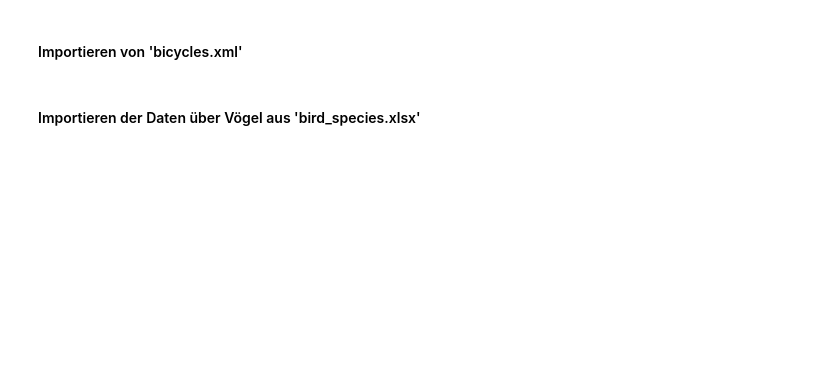
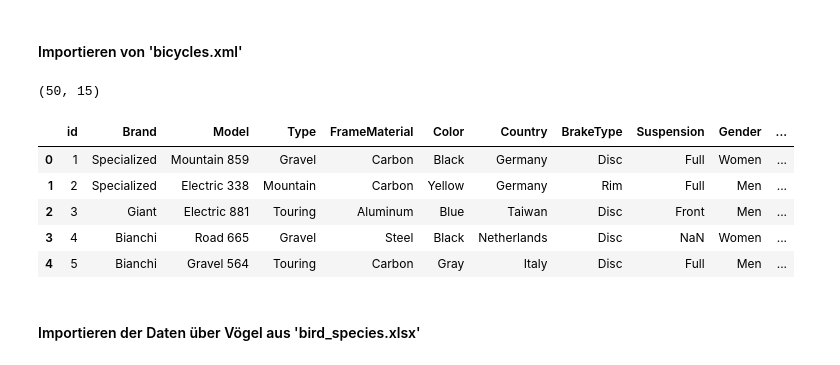
Before and after one commit to pfrei2/data_ingestion, a Jupyter notebook: Probeprüfung/AP01_Advanced_Data_Collection_Methods.ipynb, the cells around one changed output. Saved outputs shown, nothing was run; the diff lists cells and outputs as text; code cells hidden in the pictures; blank space fills up the shorter version.

```diff
--- a/Probeprüfung/AP01_Advanced_Data_Collection_Methods.ipynb
+++ b/Probeprüfung/AP01_Advanced_Data_Collection_Methods.ipynb
@@ -145,12 +174,21 @@ Tipp: In einem Fall muss das spezielle Encoding (latin-1) und der spezielle Sepa
 #### Importieren von 'bicycles.xml'
 # %%
 # Import des Files in ein Pandas DataFrame
-
+df2 = pd.read_xml('./Data/bicycles.xml', encoding='utf-8')
 
 # Anzeigen der Anzahl Zeilen und Spalten im DataFrame
-
+print(df2.shape)
 
 # Anzeigen der ersten 5 Zeilen des DataFrames
+df2.head()
+# %% [output]
+(50, 15)
+|  | id | Brand | Model | Type | FrameMaterial | Color | Country | BrakeType | Suspension | Gender | ... |
+| 0 | 1 | Specialized | Mountain 859 | Gravel | Carbon | Black | Germany | Disc | Full | Women | ... |
+| 1 | 2 | Specialized | Electric 338 | Mountain | Carbon | Yellow | Germany | Rim | Full | Men | ... |
+| 2 | 3 | Giant | Electric 881 | Touring | Aluminum | Blue | Taiwan | Disc | Front | Men | ... |
+| 3 | 4 | Bianchi | Road 665 | Gravel | Steel | Black | Netherlands | Disc | NaN | Women | ... |
+| 4 | 5 | Bianchi | Gravel 564 | Touring | Carbon | Gray | Italy | Disc | Full | Men | ... |
 # %% [markdown]
 #### Importieren der Daten über Vögel aus 'bird_species.xlsx'
 # %%
```
Also changed, not shown: parts of 12 cells of this notebook.
